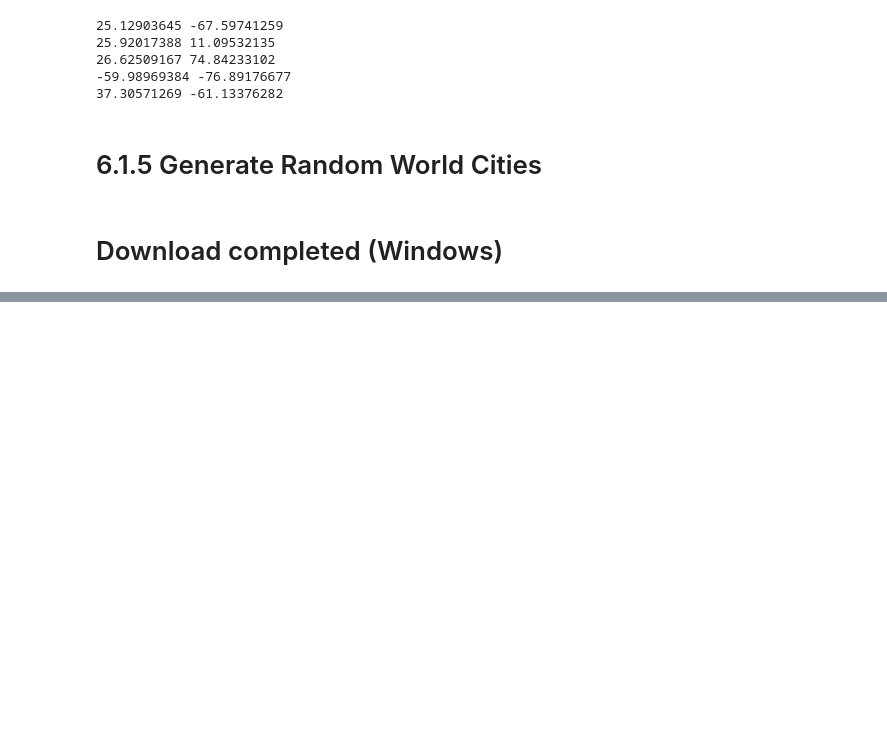
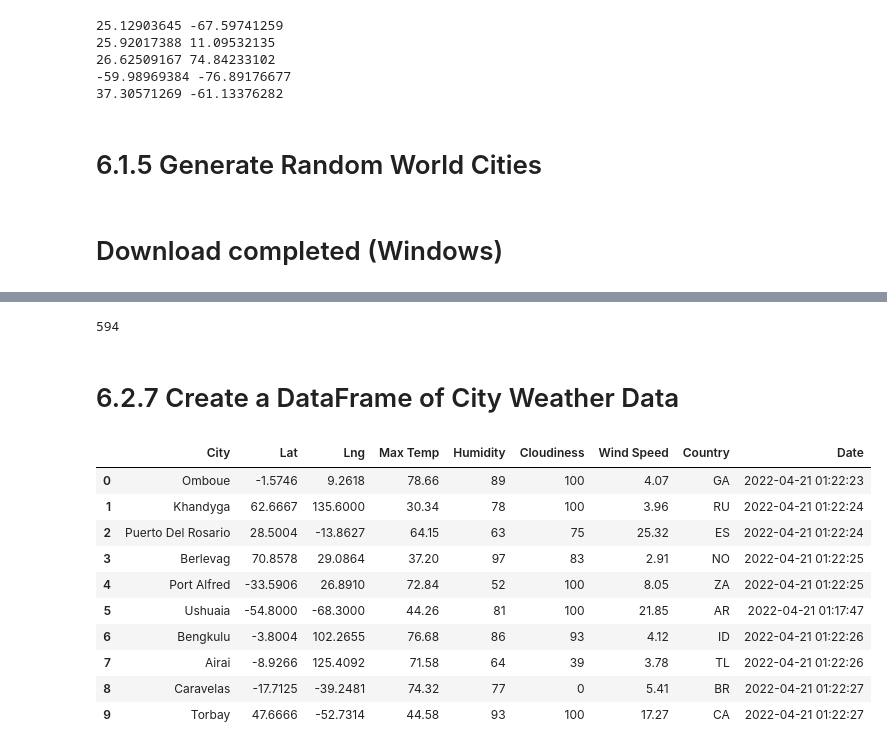
Before and after one commit to michaelfoz/World_Weather_Analysis, a Jupyter notebook: WeatherPy.ipynb, the cells around one changed output, grey strips where cells are left out. Cells and saved outputs as stored; diff of their text form; code cells hidden in the pictures; blank space fills up the shorter version.

```diff
--- a/WeatherPy.ipynb
+++ b/WeatherPy.ipynb
@@ -170,0 +308,22 @@ len(cities)
+# %%
+# Import Dependencies, and Initialize an Empty List and Counters
+
+# At the top of our code block, we are going to declare an empty list, city_data = []; add a print statement that references the beginning of the logging; and create counters for the record numbers, 1–50; and the set counter.
+
+# We will now work in our WeatherPy.ipynb file. Before continuing, make sure the following tasks are completed:
+
+# Import your Requests Library
+import requests
+
+# Import the weather_api_key
+from config import weather_api_key
+
+# Build the basic URL for the OpenWeatherMap with your weather_api_key added to the URL.
+url = "http://api.openweathermap.org/data/2.5/weather?units=Imperial&APPID=" + weather_api_key
+# ^^^ Url from Module 6.2.3: Make an API Call--refer to code in API_Practice.ipynb
+
+# Also, import the time library, as well as the datetime module using the following code:
+
+# Import the time library and the datetime module from the datetime library
+import time
+from datetime import datetime
@@ -170,0 +423,4 @@ len(cities)
+# %%
+len(city_data)
+# %% [output]
+594
@@ -170,0 +434,23 @@ len(cities)
+# %% [markdown]
+# 6.2.7 Create a DataFrame of City Weather Data
+# %%
+# Our next steps will entail converting the array of dictionaries to a DataFrame, ensuring the columns are in the correct order, and exporting the DataFrame to a comma-separated (CSV) file.
+
+# REWIND
+# Recall that we can convert a list of dictionaries to a Pandas DataFrame using df = pd.DataFrame(list with dictionaries).
+
+# Convert the array of dictionaries to a Pandas DataFrame.
+city_data_df = pd.DataFrame(city_data)
+city_data_df.head(10)
+# %% [output]
+|  | City | Lat | Lng | Max Temp | Humidity | Cloudiness | Wind Speed | Country | Date |
+| 0 | Omboue | -1.5746 | 9.2618 | 78.66 | 89 | 100 | 4.07 | GA | 2022-04-21 01:22:23 |
+| 1 | Khandyga | 62.6667 | 135.6000 | 30.34 | 78 | 100 | 3.96 | RU | 2022-04-21 01:22:24 |
+| 2 | Puerto Del Rosario | 28.5004 | -13.8627 | 64.15 | 63 | 75 | 25.32 | ES | 2022-04-21 01:22:24 |
+| 3 | Berlevag | 70.8578 | 29.0864 | 37.20 | 97 | 83 | 2.91 | NO | 2022-04-21 01:22:25 |
+| 4 | Port Alfred | -33.5906 | 26.8910 | 72.84 | 52 | 100 | 8.05 | ZA | 2022-04-21 01:22:25 |
+| 5 | Ushuaia | -54.8000 | -68.3000 | 44.26 | 81 | 100 | 21.85 | AR | 2022-04-21 01:17:47 |
+| 6 | Bengkulu | -3.8004 | 102.2655 | 76.68 | 86 | 93 | 4.12 | ID | 2022-04-21 01:22:26 |
+| 7 | Airai | -8.9266 | 125.4092 | 71.58 | 64 | 39 | 3.78 | TL | 2022-04-21 01:22:26 |
+| 8 | Caravelas | -17.7125 | -39.2481 | 74.32 | 77 | 0 | 5.41 | BR | 2022-04-21 01:22:27 |
+| 9 | Torbay | 47.6666 | -52.7314 | 44.58 | 93 | 100 | 17.27 | CA | 2022-04-21 01:22:27 |
```
Also changed, not shown: parts of 18 cells of this notebook.
